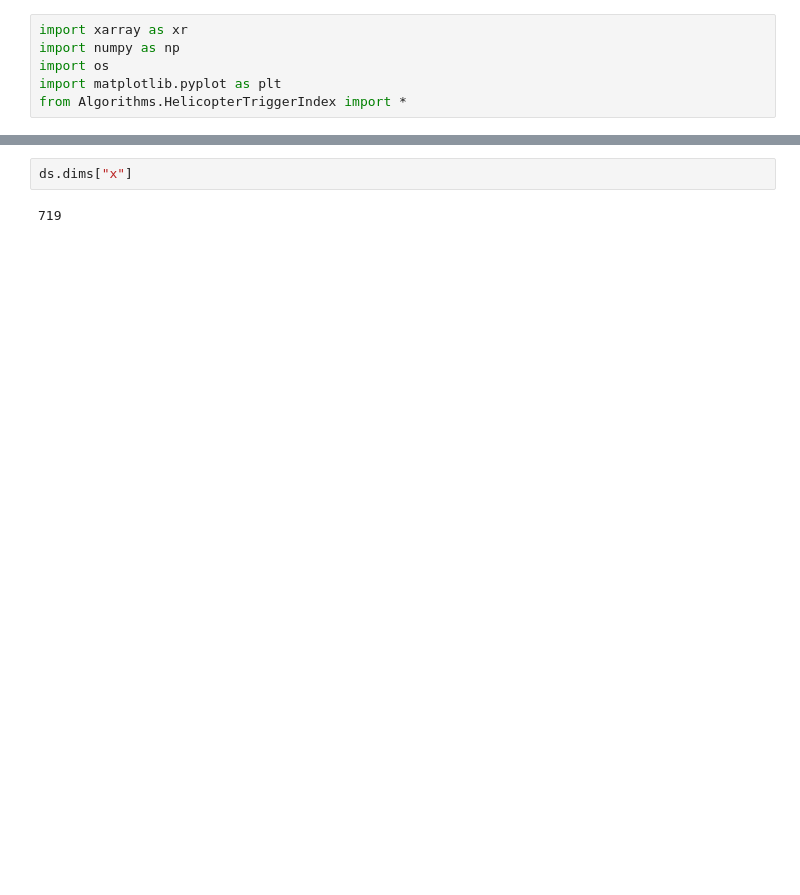
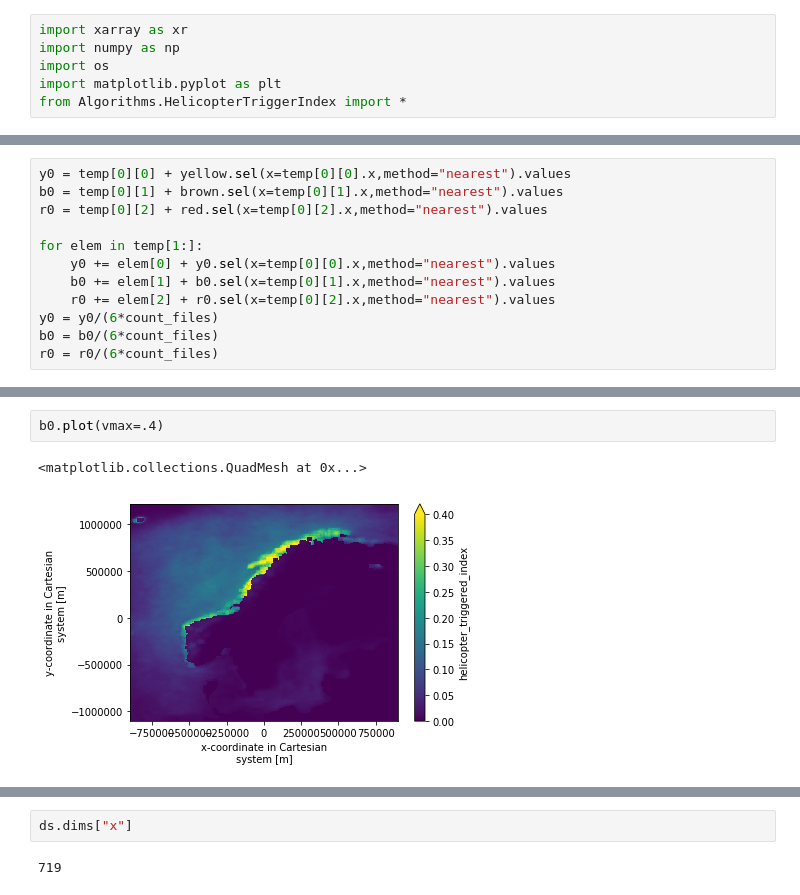
Before and after one commit to johtoblan/Master, a Jupyter notebook: Climatologies.ipynb, the cells around one changed output, grey strips where cells are left out. Drawn from its saved outputs; the diff is of its cells as text; blank space fills up the shorter version.

```diff
--- a/Climatologies.ipynb
+++ b/Climatologies.ipynb
@@ -112,0 +180,12 @@ def forecast_from_subset(infile,outfile,HTI_class):
+# %%
+y0 = temp[0][0] + yellow.sel(x=temp[0][0].x,method="nearest").values
+b0 = temp[0][1] + brown.sel(x=temp[0][1].x,method="nearest").values
+r0 = temp[0][2] + red.sel(x=temp[0][2].x,method="nearest").values
+
+for elem in temp[1:]:
+    y0 += elem[0] + y0.sel(x=temp[0][0].x,method="nearest").values
+    b0 += elem[1] + b0.sel(x=temp[0][1].x,method="nearest").values
+    r0 += elem[2] + r0.sel(x=temp[0][2].x,method="nearest").values
+y0 = y0/(6*count_files)
+b0 = b0/(6*count_files)
+r0 = r0/(6*count_files)
@@ -112,0 +199,5 @@ def forecast_from_subset(infile,outfile,HTI_class):
+# %%
+b0.plot(vmax=.4)
+# %% [output]
+<matplotlib.collections.QuadMesh at 0x...>
+[figure, added]
```
Also changed, not shown: parts of 27 cells of this notebook, 2 other files.
